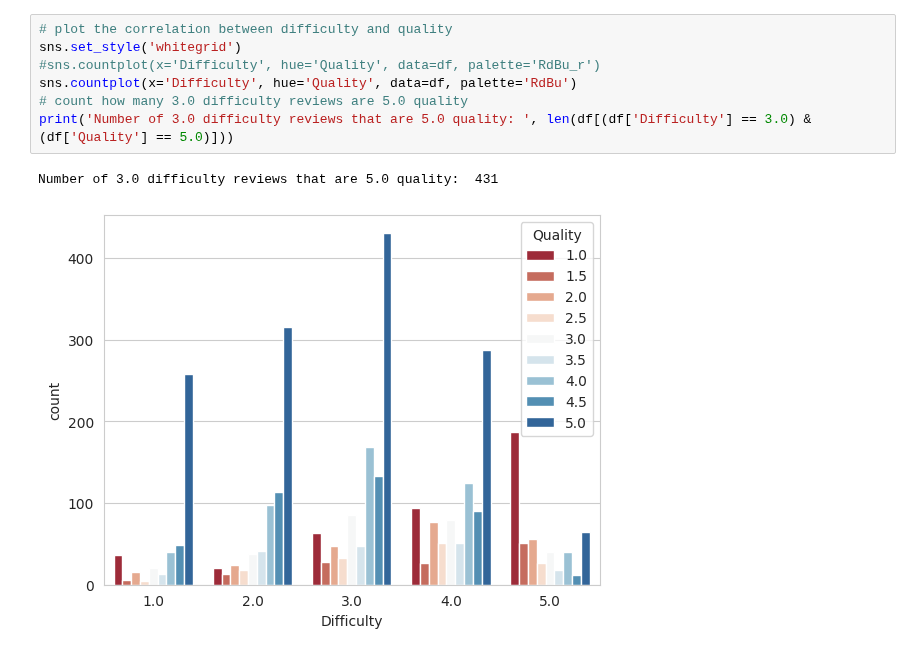
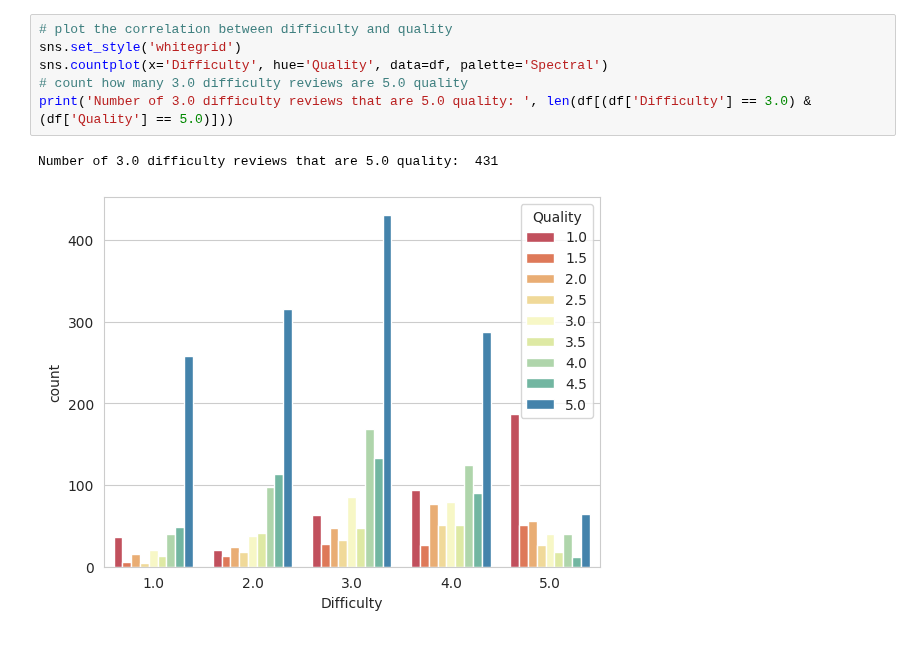
Before and after one commit to Cheysha/Python-Web-Scraping, a Jupyter notebook: RateMyPerfessor/Analyze.ipynb, the cells around one changed output. Saved outputs shown, nothing was run; the diff lists cells and outputs as text.

```diff
--- a/RateMyPerfessor/Analyze.ipynb
+++ b/RateMyPerfessor/Analyze.ipynb
@@ -35,10 +31,9 @@ Number of 1.0 difficulty reviews:  443
 # %%
 # plot the correlation between difficulty and quality
 sns.set_style('whitegrid')
-#sns.countplot(x='Difficulty', hue='Quality', data=df, palette='RdBu_r')
-sns.countplot(x='Difficulty', hue='Quality', data=df, palette='RdBu')
+sns.countplot(x='Difficulty', hue='Quality', data=df, palette='Spectral')
 # count how many 3.0 difficulty reviews are 5.0 quality
 print('Number of 3.0 difficulty reviews that are 5.0 quality: ', len(df[(df['Difficulty'] == 3.0) & (df['Quality'] == 5.0)]))
 # %% [output]
 Number of 3.0 difficulty reviews that are 5.0 quality:  431
-[figure, old version]
+[figure, new version]
```
Also changed, not shown: parts of 6 cells of this notebook, 2 other files.
